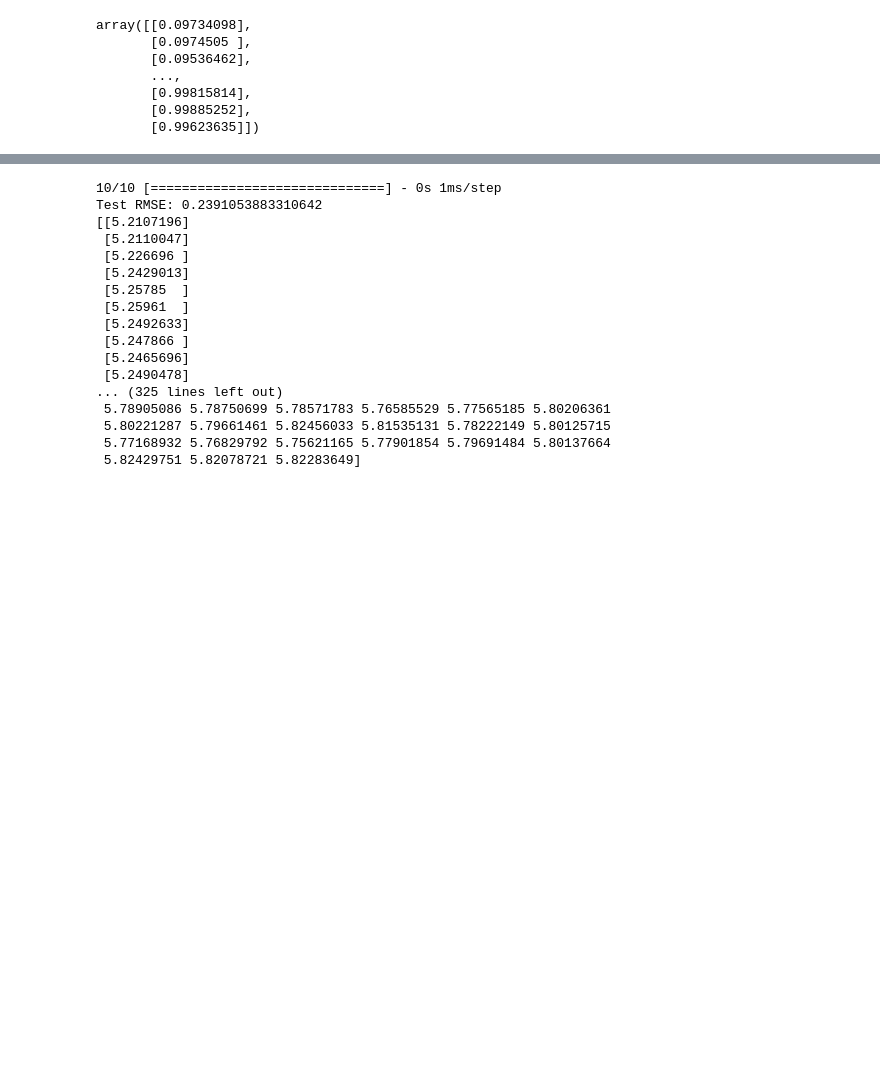
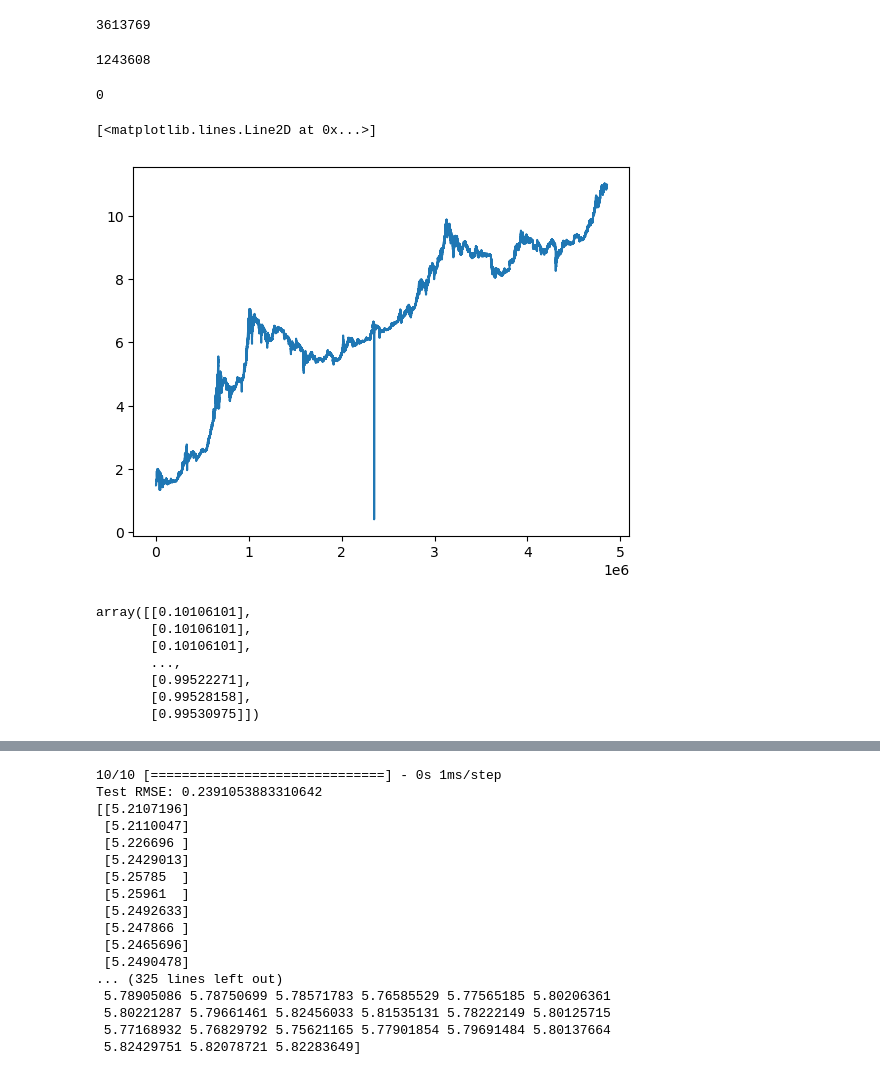
Before and after one commit to LemoNade2000/KRISS2022SpringBiweekly2, a Jupyter notebook: LSTMMSFT.ipynb, the cells around one changed output, grey strips where cells are left out. Cells and saved outputs as stored; diff of their text form; code cells hidden in the pictures; blank space fills up the shorter version.

```diff
--- a/LSTMMSFT.ipynb
+++ b/LSTMMSFT.ipynb
@@ -8,9 +9,29 @@ from sklearn.preprocessing import MinMaxScaler
 # %%
-
 # Load and preprocess data
-data = pd.read_csv('data.csv')
+data = pd.read_csv('BTC.csv')
 # %%
 data = data['Close']
+# %%
+data.count()
+# %% [output]
+3613769
+# %%
+data.isnull().sum()
+# %% [output]
+1243608
+# %%
+data = data.fillna(method='ffill')
+# %%
+data.isnull().sum()
+# %% [output]
+0
+# %%
+data = np.log(data)
+# %%
+pyplot.plot(data)
+# %% [output]
+[<matplotlib.lines.Line2D at 0x...>]
+[figure, added]
 # %%
 data = np.array(data).reshape(-1, 1)
 # %%
@@ -19,13 +40,13 @@ scaled_data = scaler.fit_transform(data)
 # %%
 scaled_data
 # %% [output]
-array([[0.09734098],
-       [0.0974505 ],
-       [0.09536462],
+array([[0.10106101],
+       [0.10106101],
+       [0.10106101],
        ...,
-       [0.99815814],
-       [0.99885252],
-       [0.99623635]])
+       [0.99522271],
+       [0.99528158],
+       [0.99530975]])
 # %%
 train_size = int(len(scaled_data) * 0.9)
 test_size = len(scaled_data) - train_size
```
Also changed, not shown: parts of 2 cells of this notebook, 8 other files.
